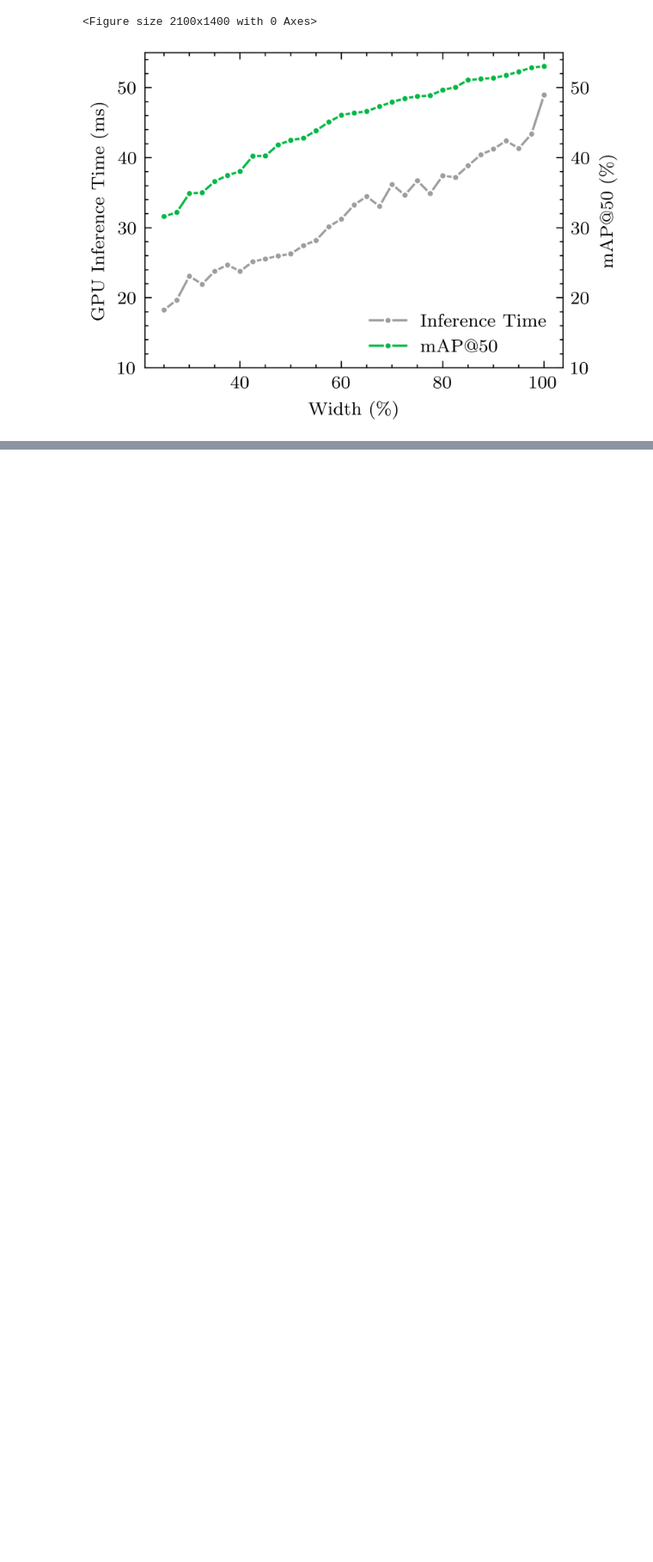
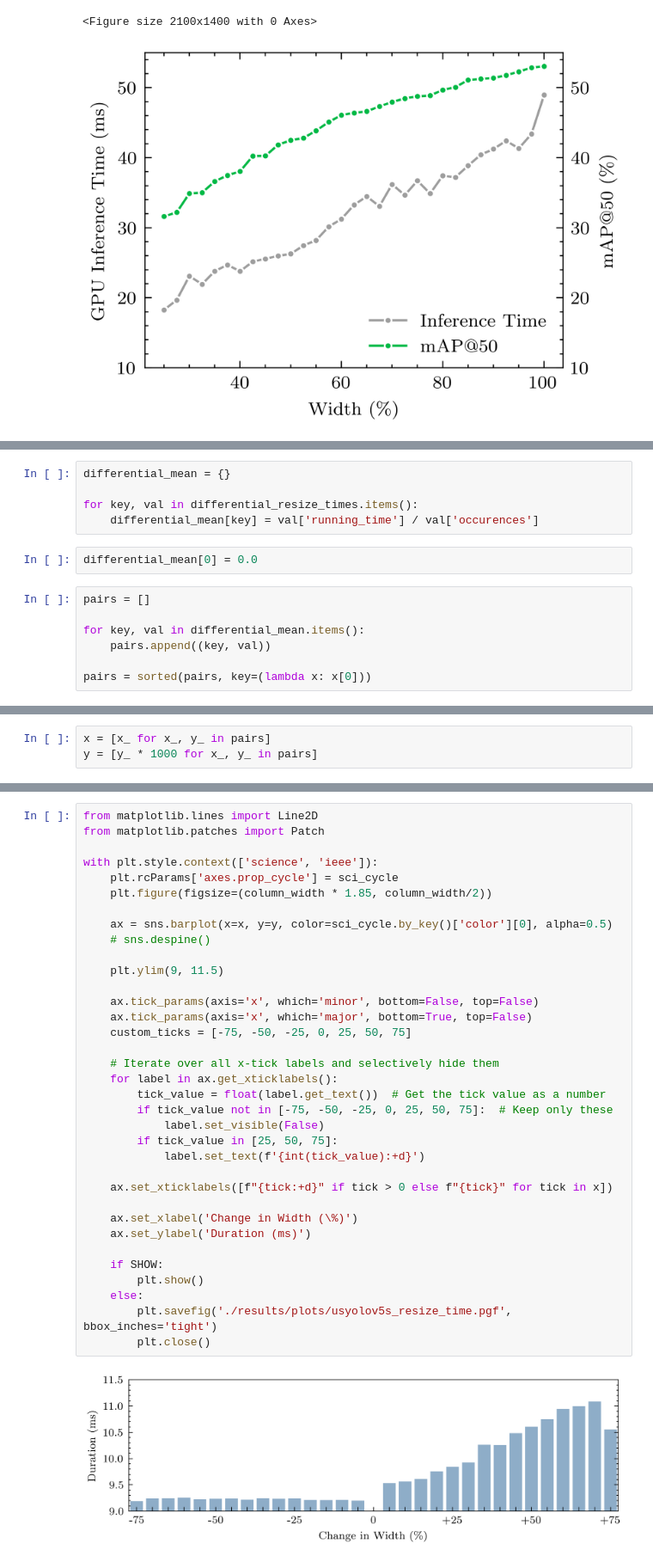
Before and after one commit to Didanny/slimmable-nn, a Jupyter notebook: plots.ipynb, the cells around one changed output, grey strips where cells are left out. Shown at 86% size. Drawn from its saved outputs; the diff is of its cells as text; blank space fills up the shorter version.

```diff
--- a/plots.ipynb
+++ b/plots.ipynb
@@ -512,0 +574,14 @@ with plt.style.context(['science', 'ieee']):
+# %%
+differential_mean = {}
+
+for key, val in differential_resize_times.items():
+    differential_mean[key] = val['running_time'] / val['occurences']
+# %%
+differential_mean[0] = 0.0
+# %%
+pairs = []
+
+for key, val in differential_mean.items():
+    pairs.append((key, val))
+
+pairs = sorted(pairs, key=(lambda x: x[0]))
@@ -512,0 +612,3 @@ with plt.style.context(['science', 'ieee']):
+# %%
+x = [x_ for x_, y_ in pairs]
+y = [y_ * 1000 for x_, y_ in pairs]
@@ -512,0 +665,37 @@ with plt.style.context(['science', 'ieee']):
+# %%
+from matplotlib.lines import Line2D
+from matplotlib.patches import Patch
+
+with plt.style.context(['science', 'ieee']):
+    plt.rcParams['axes.prop_cycle'] = sci_cycle
+    plt.figure(figsize=(column_width * 1.85, column_width/2))
+
+    ax = sns.barplot(x=x, y=y, color=sci_cycle.by_key()['color'][0], alpha=0.5)
+    # sns.despine()
+
+    plt.ylim(9, 11.5)
+
+    ax.tick_params(axis='x', which='minor', bottom=False, top=False)
+    ax.tick_params(axis='x', which='major', bottom=True, top=False)
+    custom_ticks = [-75, -50, -25, 0, 25, 50, 75]
+
+    # Iterate over all x-tick labels and selectively hide them
+    for label in ax.get_xticklabels():
+        tick_value = float(label.get_text())  # Get the tick value as a number
+        if tick_value not in [-75, -50, -25, 0, 25, 50, 75]:  # Keep only these
+            label.set_visible(False)
+        if tick_value in [25, 50, 75]:
+            label.set_text(f'{int(tick_value):+d}')
+
+    ax.set_xticklabels([f"{tick:+d}" if tick > 0 else f"{tick}" for tick in x])
+
+    ax.set_xlabel('Change in Width (\%)')
+    ax.set_ylabel('Duration (ms)')
+
+    if SHOW:
+        plt.show()
+    else:
+        plt.savefig('./results/plots/usyolov5s_resize_time.pgf', bbox_inches='tight')
+        plt.close()
+# %% [output]
+[figure, added]
```
Also changed, not shown: parts of 14 cells of this notebook, 7 other files.
